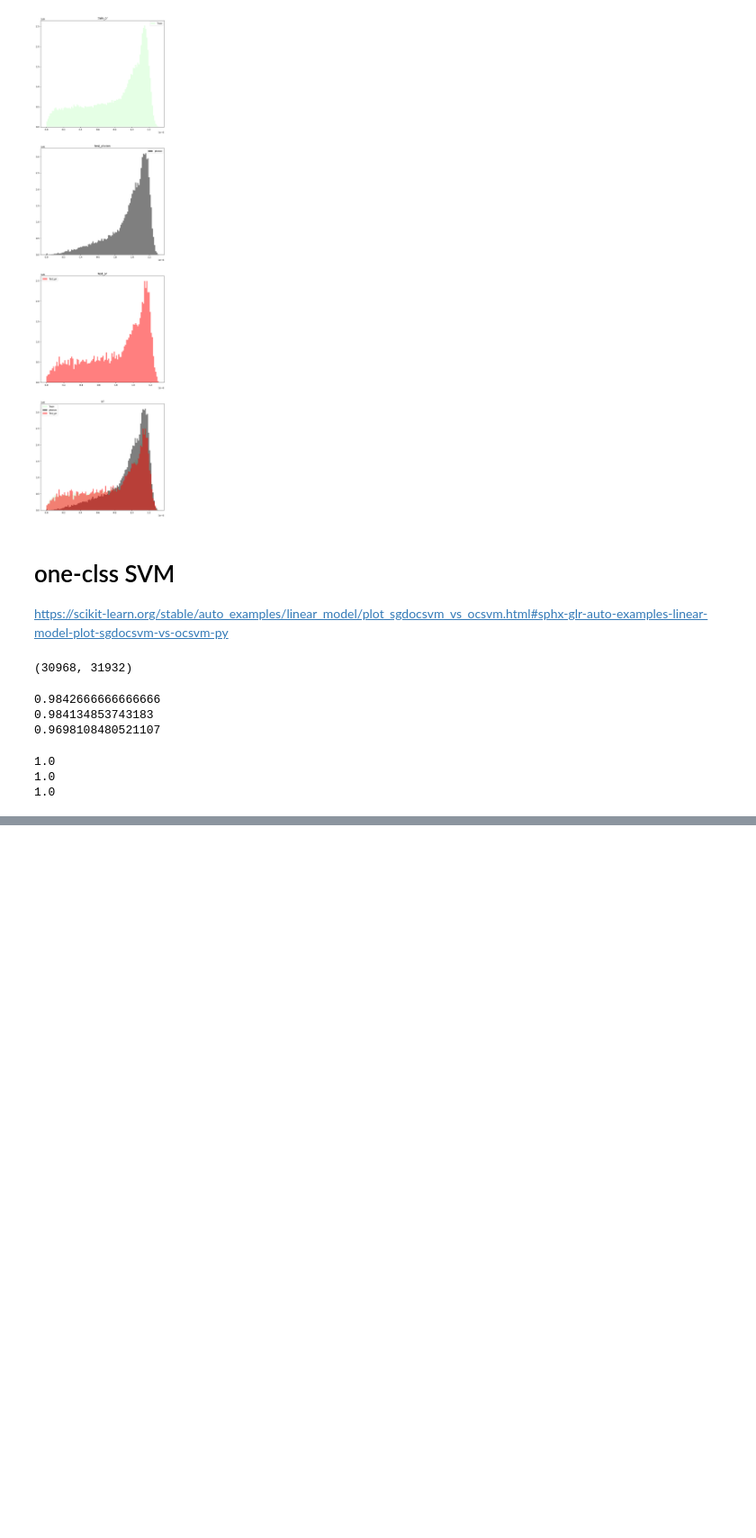
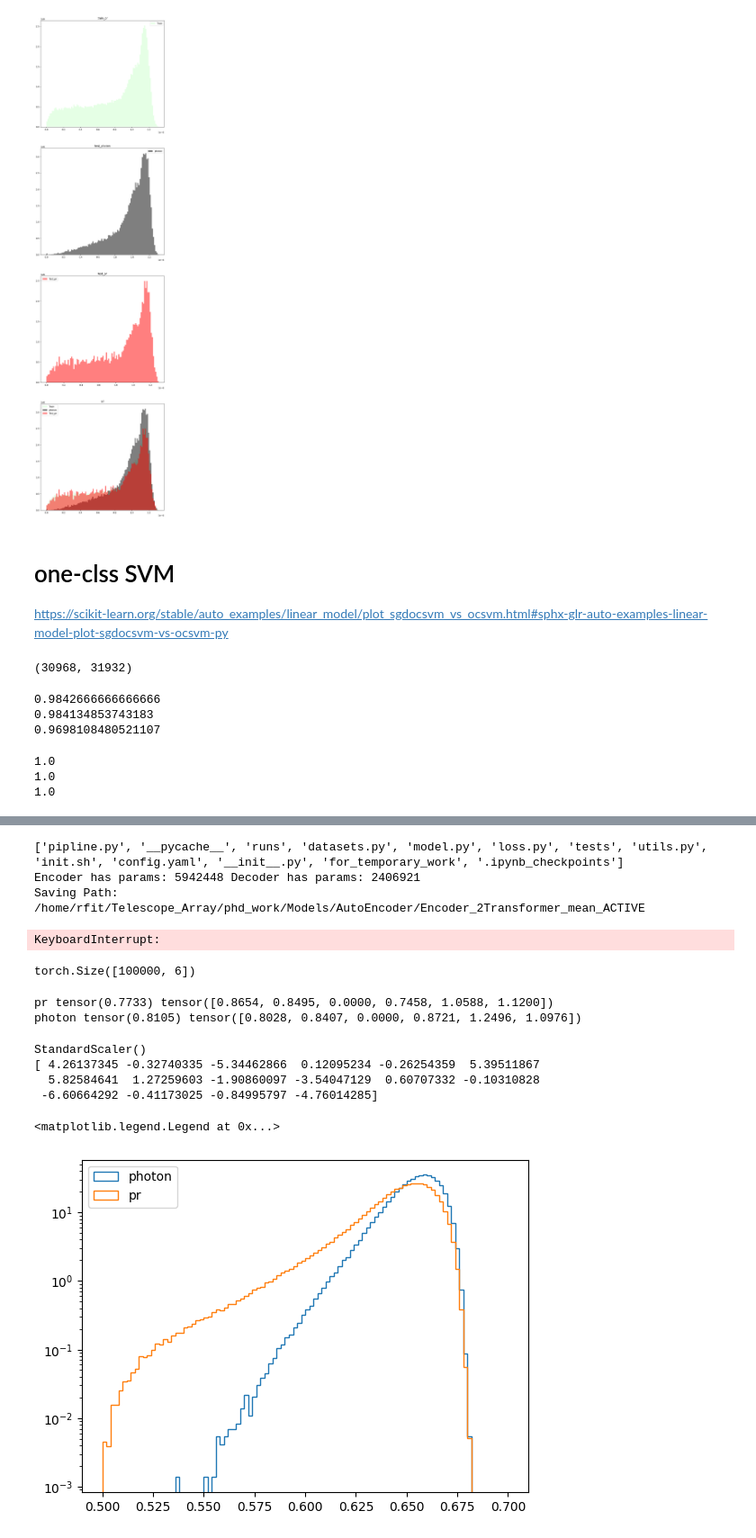
Before and after one commit to fitagdinov/Telescope_Array, a Jupyter notebook: phd_work/Notebooks/probablility_analys.ipynb, the cells around one changed output, grey strips where cells are left out. Shown at 90% size. Drawn from its saved outputs; the diff is of its cells as text; code cells hidden in the pictures; blank space fills up the shorter version.

Commit message:
add Transform research

```diff
--- a/phd_work/Notebooks/probablility_analys.ipynb
+++ b/phd_work/Notebooks/probablility_analys.ipynb
@@ -1189,0 +1192,13 @@ metric(y_pred_outliers_sgd)
+# %%
+config = 'config.yaml'
+model = pipline.Pipline(config)
+model.config['latent_dim'] = 16
+exp = 'Fe_Pr18.01.2025_15:29latent_dim=16;_hidden_dim=512;_use_mask=True;_'
+chpt = "/home/rfit/Telescope_Array/phd_work/Models/AutoEncoder/Encoder_2Transformer_LRslow/best"
+model.load_chpt(chpt)
+# %% [output]
+['pipline.py', '__pycache__', 'runs', 'datasets.py', 'model.py', 'loss.py', 'tests', 'utils.py', 'init.sh', 'config.yaml', '__init__.py', 'for_temporary_work', '.ipynb_checkpoints']
+Encoder has params: 5942448 Decoder has params: 2406921
+Saving Path: /home/rfit/Telescope_Array/phd_work/Models/AutoEncoder/Encoder_2Transformer_mean_ACTIVE
+# %%
+latent_list, params, loss = model.predict_latent(write_embedding=False, choise_num = None)
@@ -1189,0 +1214,11 @@ metric(y_pred_outliers_sgd)
+# %%
+# select
+select_dict = {}
+set_parasm = set(params)
+for i in tqdm(range(len(params))):
+    try:
+        select_dict[params[i]] = torch.concat([select_dict[params[i]], latent_list[i:i+1]], dim=0)
+    except KeyError:
+        select_dict[params[i]] = latent_list[i:i+1]
+# %% [output]
+KeyboardInterrupt:
@@ -1189,0 +1231,4 @@ metric(y_pred_outliers_sgd)
+# %%
+loss.shape
+# %% [output]
+torch.Size([100000, 6])
@@ -1189,0 +1244,35 @@ metric(y_pred_outliers_sgd)
+# %%
+for k,v in select_dict_loss.items():
+    print(k, v.mean(), v.mean(dim = 0))
+# %% [output]
+pr tensor(0.7733) tensor([0.8654, 0.8495, 0.0000, 0.7458, 1.0588, 1.1200])
+photon tensor(0.8105) tensor([0.8028, 0.8407, 0.0000, 0.8721, 1.2496, 1.0976])
+# %%
+from sklearn.preprocessing import StandardScaler
+scaler = StandardScaler()
+print(scaler.fit(select_dict['pr']))
+print(scaler.mean_)
+select_dict['pr'] = scaler.transform(select_dict['pr'])
+select_dict['photon'] = scaler.transform(select_dict['photon'])
+# %% [output]
+StandardScaler()
+[ 4.26137345 -0.32740335 -5.34462866  0.12095234 -0.26254359  5.39511867
+  5.82584641  1.27259603 -1.90860097 -3.54047129  0.60707332 -0.10310828
+ -6.60664292 -0.41173025 -0.84995797 -4.76014285]
+# %%
+from sklearn.ensemble import IsolationForest
+import numpy as np
+X =  np.concatenate((select_dict['pr'], select_dict['photon'][:10000]))
+select_dict['pr']
+clf = IsolationForest(n_estimators=2000, contamination=0.128, random_state=42, max_samples=1000)
+clf.fit(X)
+
+proton_score = clf.score_samples(select_dict['photon'])
+pr_score = clf.score_samples(select_dict['pr'])
+
+plt.hist(np.exp(proton_score),range=(0.5,0.7), bins=100, density=True,histtype='step', label ='photon', log =True)
+plt.hist(np.exp(pr_score),range=(0.5,0.7),bins=100, density=True, histtype='step', label ='pr', log =True)
+plt.legend()
+# %% [output]
+<matplotlib.legend.Legend at 0x...>
+[figure, added]
```
Also changed, not shown: parts of 9 cells of this notebook, 7 other files.
